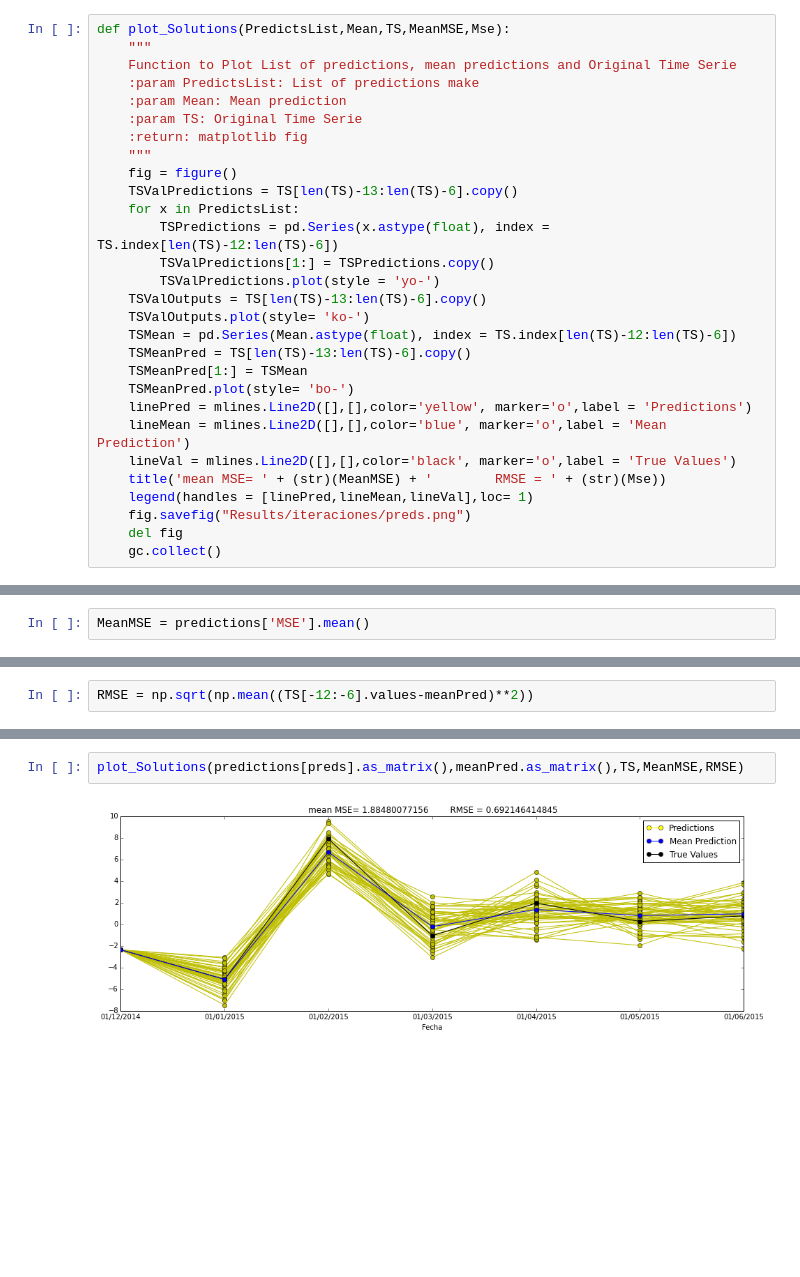
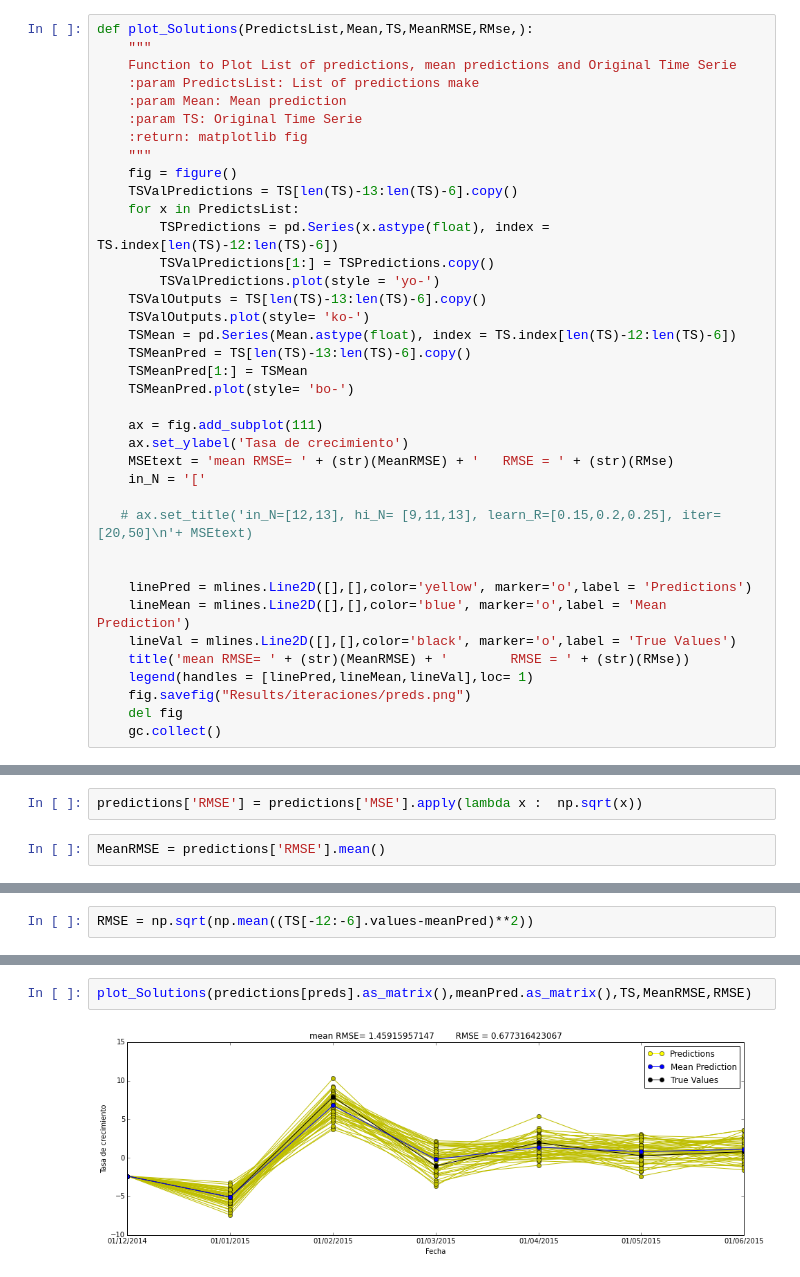
Before and after one commit to Ark93/AnnEchoState, a Jupyter notebook: DataAnalisis.ipynb, the cells around one changed output, grey strips where cells are left out. Saved outputs shown, nothing was run; the diff lists cells and outputs as text; blank space fills up the shorter version.

```diff
--- a/DataAnalisis.ipynb
+++ b/DataAnalisis.ipynb
@@ -18,7 +18,7 @@ def get_TS():
     del Data
     return TS
 # %%
-def plot_Solutions(PredictsList,Mean,TS,MeanMSE,Mse):
+def plot_Solutions(PredictsList,Mean,TS,MeanRMSE,RMse,):
     """
     Function to Plot List of predictions, mean predictions and Original Time Serie
     :param PredictsList: List of predictions make
@@ -38,10 +38,19 @@ def plot_Solutions(PredictsList,Mean,TS,MeanMSE,Mse):
     TSMeanPred = TS[len(TS)-13:len(TS)-6].copy()
     TSMeanPred[1:] = TSMean
     TSMeanPred.plot(style= 'bo-')
+
+    ax = fig.add_subplot(111)
+    ax.set_ylabel('Tasa de crecimiento')
+    MSEtext = 'mean RMSE= ' + (str)(MeanRMSE) + '   RMSE = ' + (str)(RMse)
+    in_N = '['
+
+   # ax.set_title('in_N=[12,13], hi_N= [9,11,13], learn_R=[0.15,0.2,0.25], iter=[20,50]\n'+ MSEtext)
+
+
     linePred = mlines.Line2D([],[],color='yellow', marker='o',label = 'Predictions')
     lineMean = mlines.Line2D([],[],color='blue', marker='o',label = 'Mean Prediction')
     lineVal = mlines.Line2D([],[],color='black', marker='o',label = 'True Values')
-    title('mean MSE= ' + (str)(MeanMSE) + '        RMSE = ' + (str)(Mse))
+    title('mean RMSE= ' + (str)(MeanRMSE) + '        RMSE = ' + (str)(RMse))
     legend(handles = [linePred,lineMean,lineVal],loc= 1)
     fig.savefig("Results/iteraciones/preds.png")
     del fig
@@ -49,8 +58,10 @@ def plot_Solutions(PredictsList,Mean,TS,MeanMSE,Mse):
 # %%
 predictions = pd.read_csv("Results/iteraciones/predicions.csv" )
 TS = get_TS()
+# %%
+predictions['RMSE'] = predictions['MSE'].apply(lambda x :  np.sqrt(x))
 # %%
-MeanMSE = predictions['MSE'].mean()
+MeanRMSE = predictions['RMSE'].mean()
 # %%
 preds = ['Pred1','Pred2','Pred3','Pred4','Pred5','Pred6']
 # %%
@@ -69,5 +78,5 @@ print TS[-12:-6].values
 [-5.09  7.91 -1.05  1.96  0.27  0.78]
 # %%
-plot_Solutions(predictions[preds].as_matrix(),meanPred.as_matrix(),TS,MeanMSE,RMSE)
+plot_Solutions(predictions[preds].as_matrix(),meanPred.as_matrix(),TS,MeanRMSE,RMSE)
 # %% [output]
-[figure, old version]
+[figure, new version]
```
Also changed, not shown: parts of 11 cells of this notebook, 1 other file.
